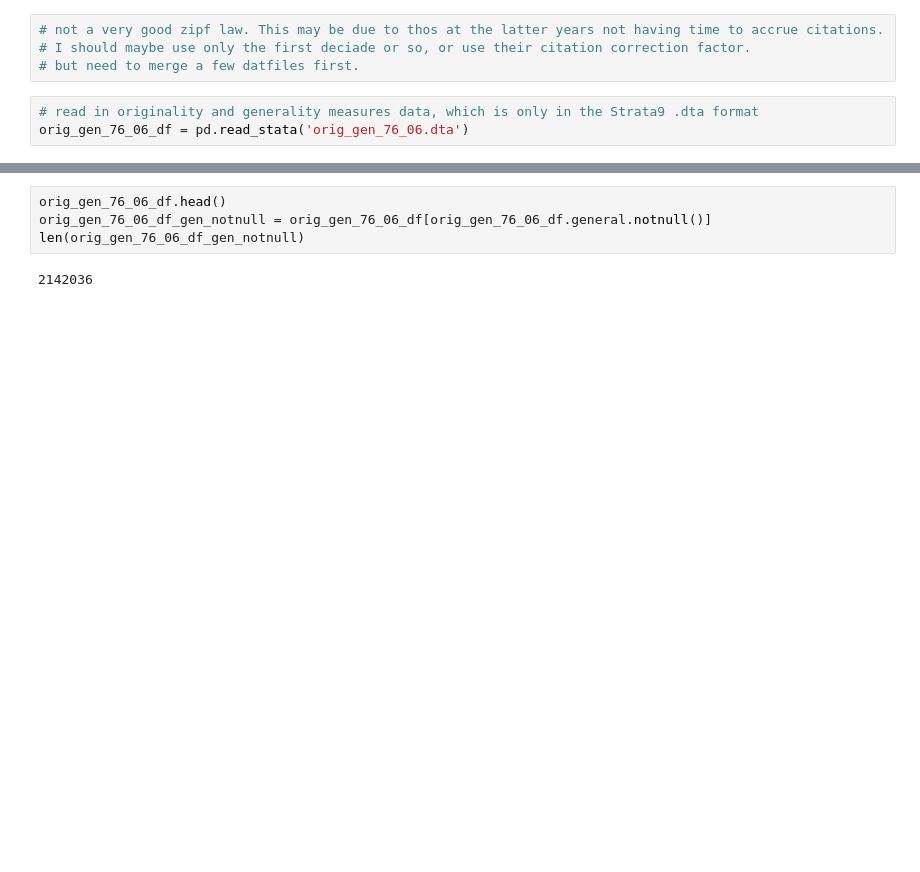
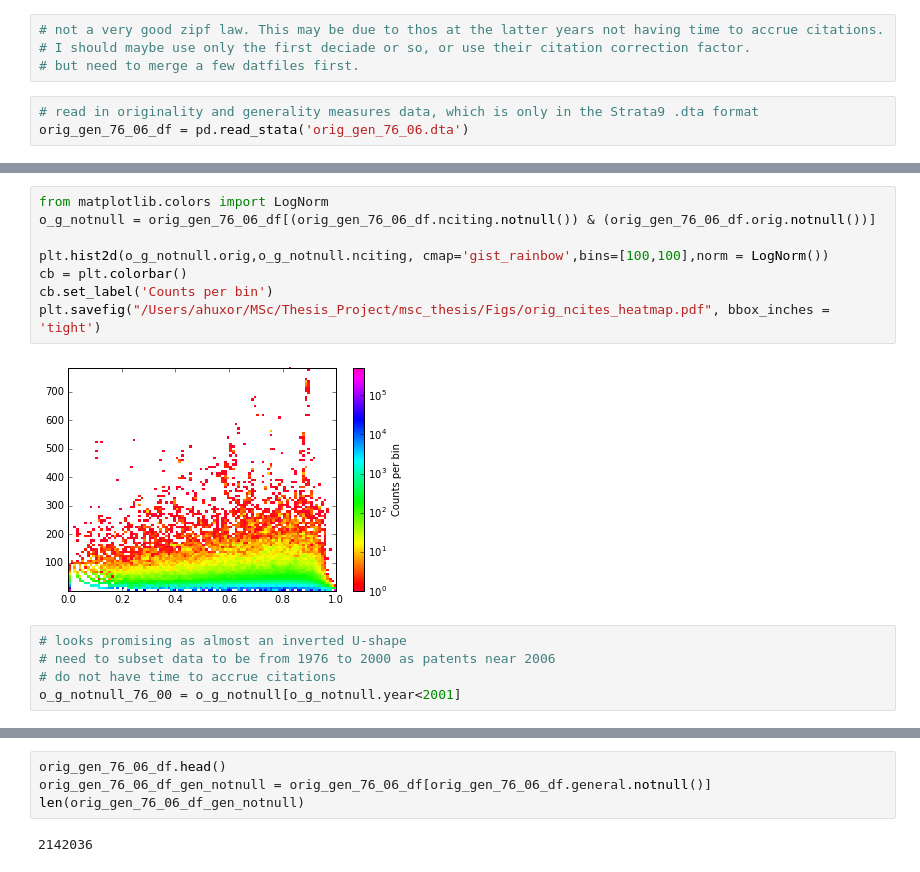
Before and after one commit to huxor/patents, a Jupyter notebook: nber_experiments.ipynb, the cells around one changed output, grey strips where cells are left out. Cells and saved outputs as stored; diff of their text form; blank space fills up the shorter version.

```diff
--- a/nber_experiments.ipynb
+++ b/nber_experiments.ipynb
@@ -190,0 +234,15 @@ len(orig_gen_76_06_df)
+# %%
+from matplotlib.colors import LogNorm
+o_g_notnull = orig_gen_76_06_df[(orig_gen_76_06_df.nciting.notnull()) & (orig_gen_76_06_df.orig.notnull())]
+
+plt.hist2d(o_g_notnull.orig,o_g_notnull.nciting, cmap='gist_rainbow',bins=[100,100],norm = LogNorm())
+cb = plt.colorbar()
+cb.set_label('Counts per bin')
+plt.savefig("/Users/ahuxor/MSc/Thesis_Project/msc_thesis/Figs/orig_ncites_heatmap.pdf", bbox_inches = 'tight')
+# %% [output]
+[figure, added]
+# %%
+# looks promising as almost an inverted U-shape
+# need to subset data to be from 1976 to 2000 as patents near 2006
+# do not have time to accrue citations
+o_g_notnull_76_00 = o_g_notnull[o_g_notnull.year<2001]
```
Also changed, not shown: parts of 121 cells of this notebook, 16 other files.
